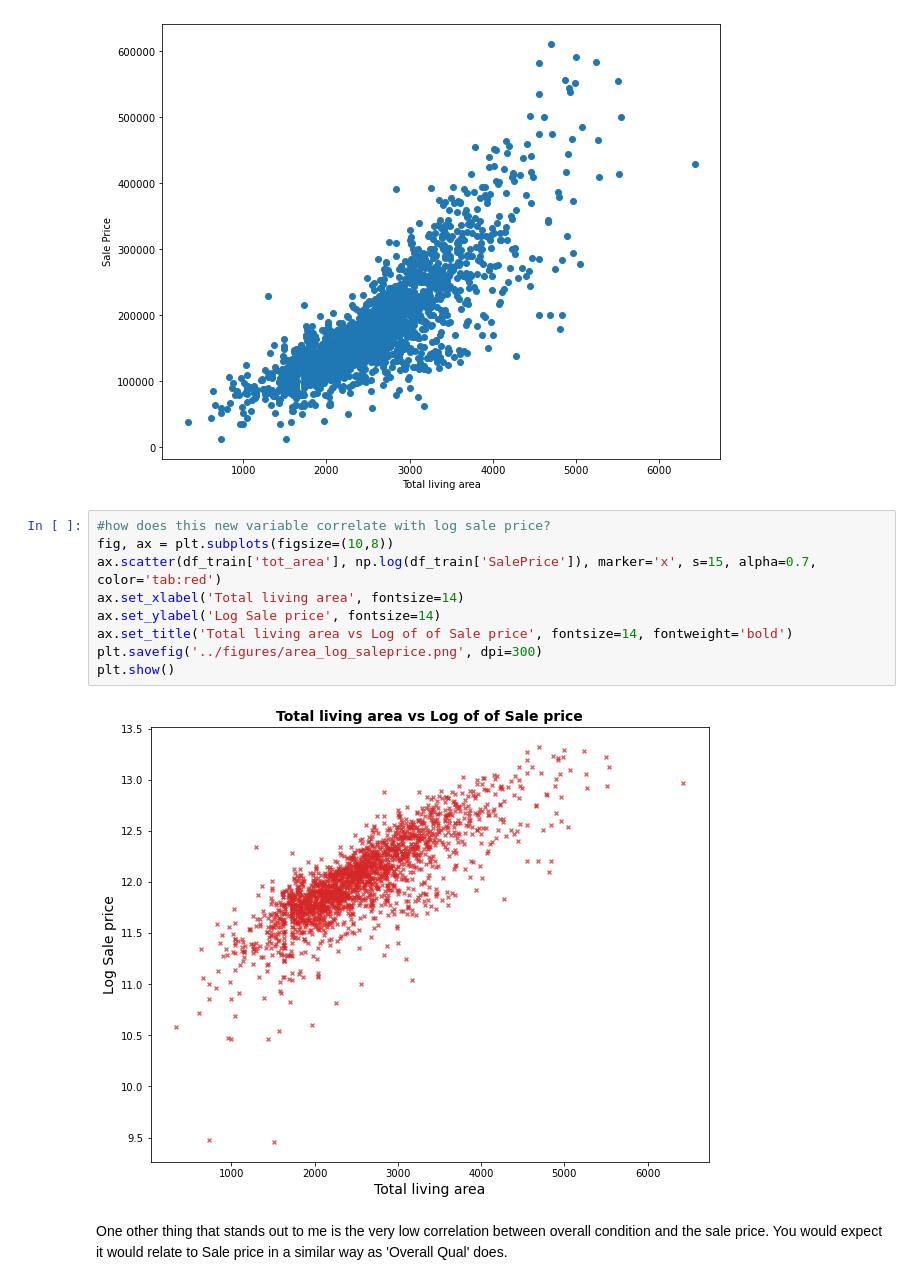
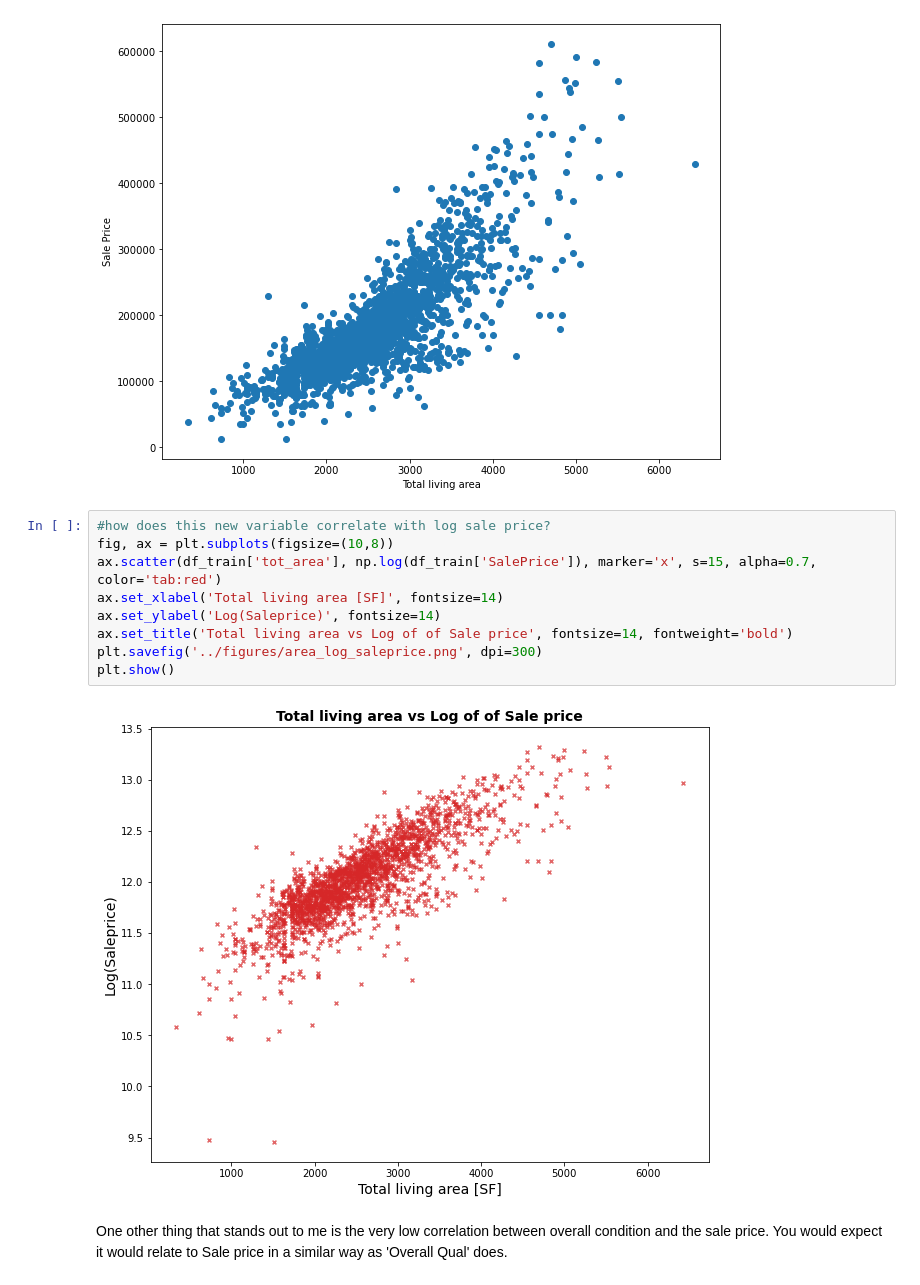
Before and after one commit to martijndevries/AmesHousingPrices, a Jupyter notebook: code/feature_engineering.ipynb, the cells around one changed output. Drawn from its saved outputs; the diff is of its cells as text.

```diff
--- a/code/feature_engineering.ipynb
+++ b/code/feature_engineering.ipynb
@@ -100,14 +100,14 @@ plt.show()
 # %%
 #how does this new variable correlate with log sale price?
 fig, ax = plt.subplots(figsize=(10,8))
 ax.scatter(df_train['tot_area'], np.log(df_train['SalePrice']), marker='x', s=15, alpha=0.7, color='tab:red')
-ax.set_xlabel('Total living area', fontsize=14)
-ax.set_ylabel('Log Sale price', fontsize=14)
+ax.set_xlabel('Total living area [SF]', fontsize=14)
+ax.set_ylabel('Log(Saleprice)', fontsize=14)
 ax.set_title('Total living area vs Log of of Sale price', fontsize=14, fontweight='bold')
 plt.savefig('../figures/area_log_saleprice.png', dpi=300)
 plt.show()
 # %% [output]
-[figure, old version]
+[figure, new version]
 # %% [markdown]
 One other thing that stands out to me is the very low correlation between overall condition and the sale price. You would expect it would relate to Sale price in a similar way as 'Overall Qual' does.
 # %%
```
Also changed, not shown: parts of 2 cells of this notebook, 2 other files.
